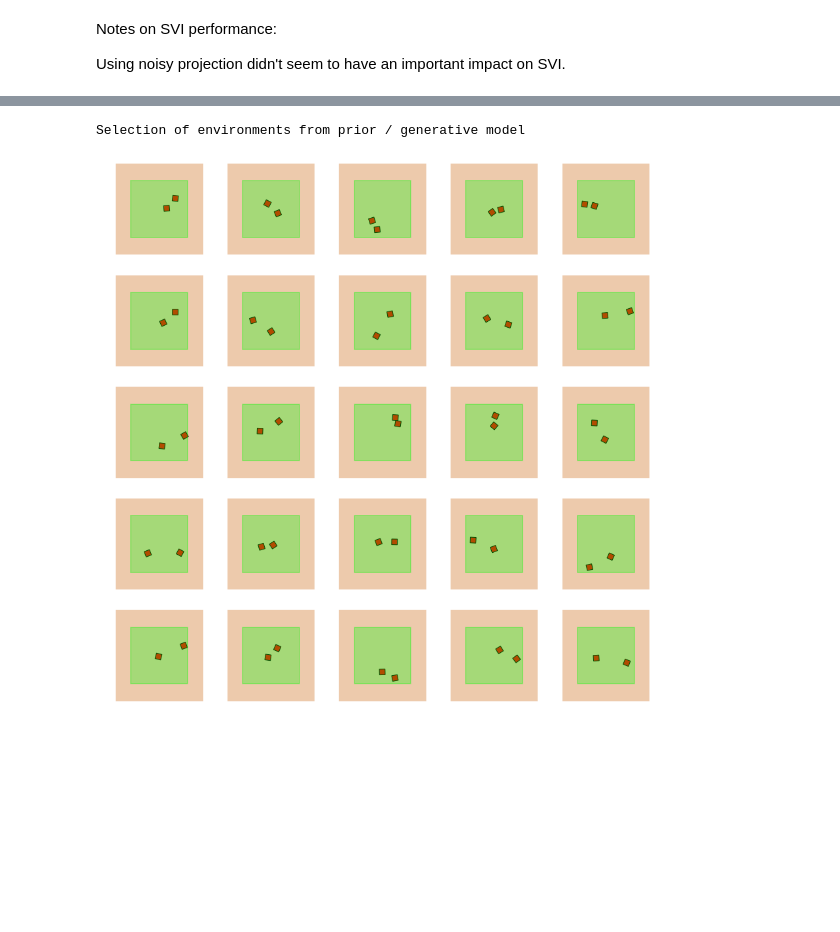
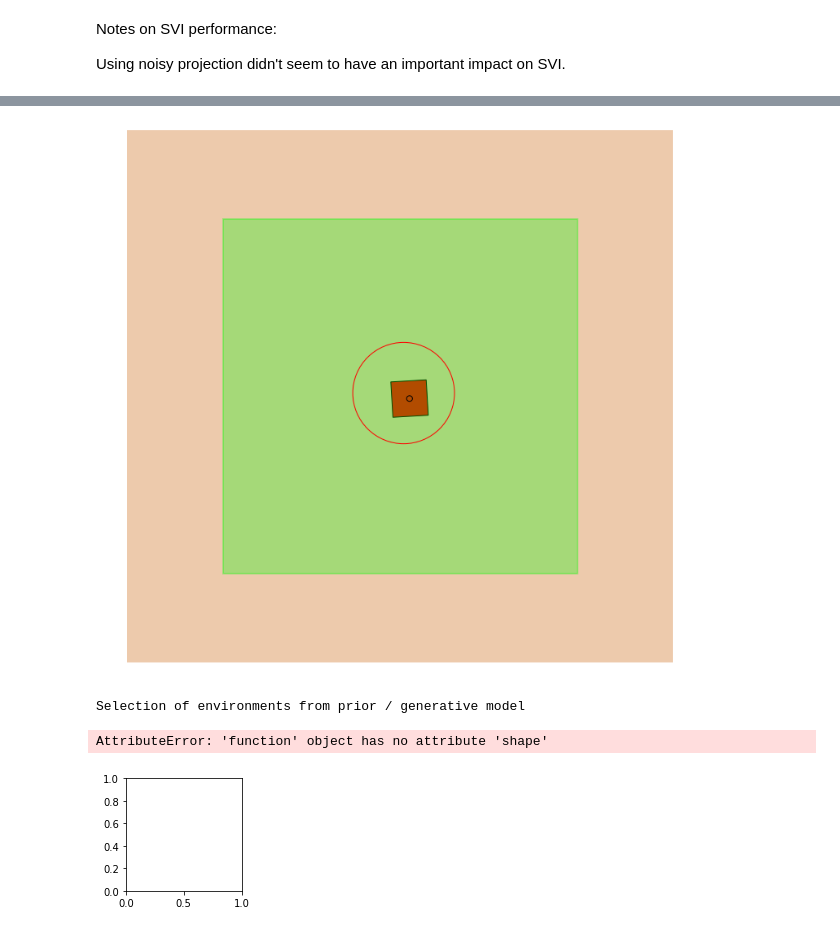
Before and after one commit to gizatt/scene_generation, a Jupyter notebook: 20181213 Differentiable Feasibility Projection Sandbox.ipynb, the cells around one changed output, grey strips where cells are left out. Saved outputs shown, nothing was run; the diff lists cells and outputs as text; code cells hidden in the pictures; blank space fills up the shorter version.

```diff
--- a/20181213 Differentiable Feasibility Projection Sandbox.ipynb
+++ b/20181213 Differentiable Feasibility Projection Sandbox.ipynb
@@ -555,3 +581,41 @@ plt.title('Convergence of SVI');
+# %%
+from matplotlib.patches import Ellipse
+plt.figure().set_size_inches(12, 12)
+
+
+data = vectorize_environments(environments).detach().numpy()
+real_vals = {}
+real_vals["box_mean"] = np.mean(data, axis=0)
+real_vals["box_var"] = np.square(np.std(data, axis=0))
+
+env = {"n_objects": 1}
+for k in range(1):
+    object_name = "box"
+    env["obj_%04d" % k] = {"class": "small_box", "pose": fit_vals["auto_" + object_name + "_mean"]}
+# One object of each class, right at its mean
+draw_environment(env, plt.gca())
+# And draw ellipses
+object_name = "box"
+var = fit_vals["auto_" + object_name + "_var"]
+mean = fit_vals["auto_" + object_name + "_mean"]
+lambda_ = np.sqrt(var)
+ell = Ellipse(xy=mean[0:2],
+              width=lambda_[0], height=lambda_[1],
+              color='black')
+ell.set_facecolor('none')
+plt.gca().add_artist(ell)
+
+var = real_vals[object_name + "_var"]
+mean = real_vals[object_name + "_mean"]
+lambda_ = np.sqrt(var)
+ell = Ellipse(xy=mean[0:2],
+              width=lambda_[0], height=lambda_[1],
+              color='red')
+ell.set_facecolor('none')
+plt.gca().add_artist(ell)
+plt.show()
+# %% [output]
+[figure, added]
 # %%
 plt.figure().set_size_inches(12, 12)
 print "Selection of environments from prior / generative model"
@@ -560,13 +624,16 @@ N = 5
 for i in range(N):
     for j in range(N):
         plt.subplot(N, N, i*N+j+1)
-        sample = poutine.condition(model, data=select_interesting(global_guide))()
+        sample = poutine.condition(model, data={
+            "box_mean": pyro.param("auto_box_mean"),
+            "box_var": pyro.param("auto_box_var")})
         draw_environment(devectorize_environments(sample)[0], plt.gca())
         plt.grid(True)
 plt.tight_layout()
 # %% [output]
 Selection of environments from prior / generative model
+AttributeError: 'function' object has no attribute 'shape'
-[figure, old version]
+[figure, new version]
 # %%
 # MCMC as an alternative inference mechanism
 
```
Also changed, not shown: parts of 9 cells of this notebook.
